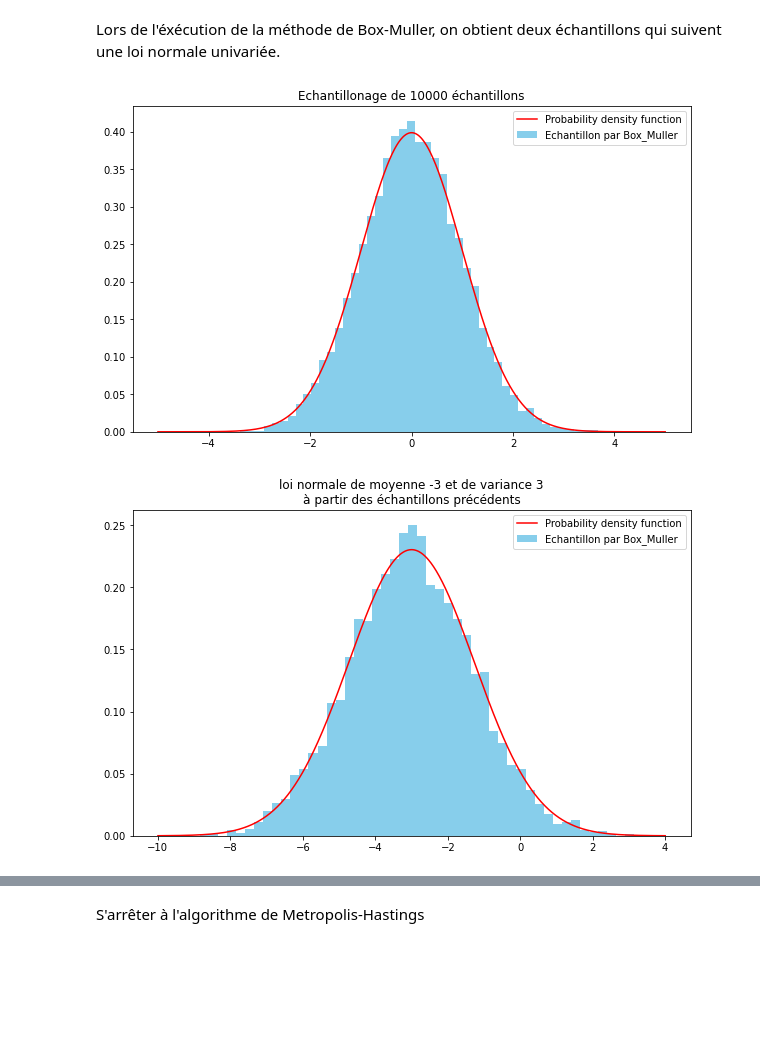
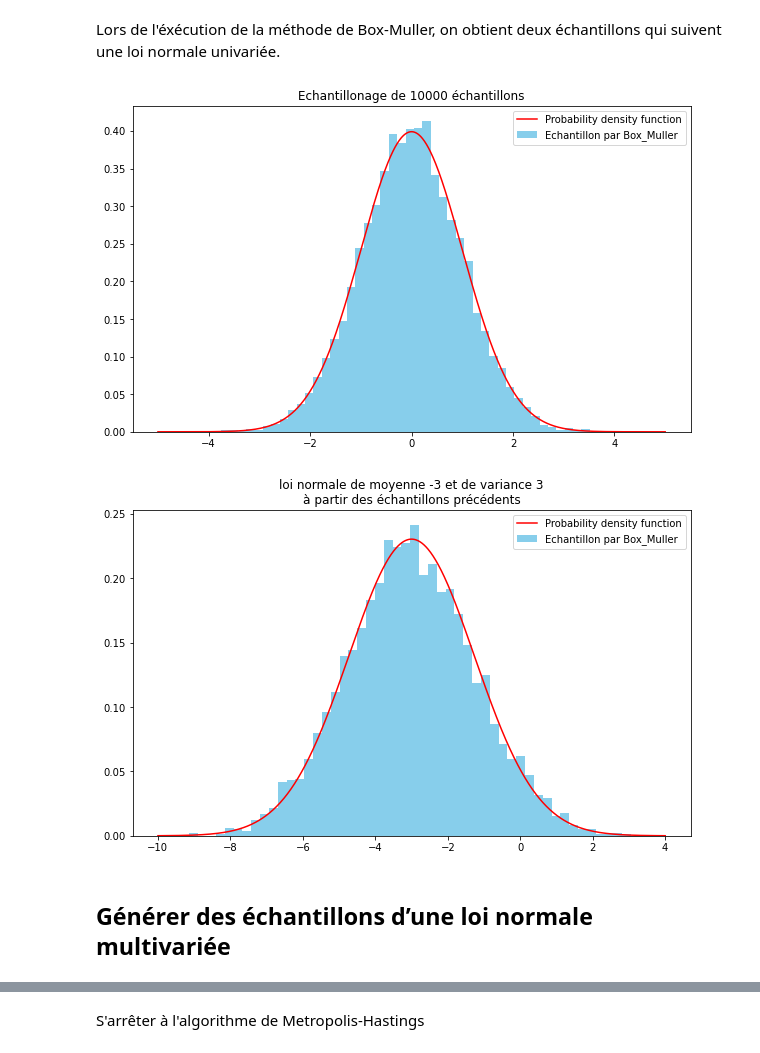
Before and after one commit to LoanSarazin/sdia-estimation, a Jupyter notebook: TP3/TP3_SARAZIN.ipynb, the cells around one changed output, grey strips where cells are left out. Cells and saved outputs as stored; diff of their text form; code cells hidden in the pictures; blank space fills up the shorter version.

```diff
--- a/TP3/TP3_SARAZIN.ipynb
+++ b/TP3/TP3_SARAZIN.ipynb
@@ -193,23 +193,25 @@ ax1 = fig.add_subplot(111)
 ax1.hist(np.ravel(Z), bins=50, color="skyblue", density=True, label='Echantillon par Box_Muller')
 ax1.plot(t, z, color='r', label='Probability density function')
 ax1.legend()
-ax1.set_title(f"Echantillonage de {2*nbEchantillon} échantillons")
+ax1.set_title(f"Echantillonage de {nbEchantillon} échantillons")
 plt.show()
 # %% [output]
-[figure, old version]
+[figure, new version]
 # %%
-nbEchantillon = 2500
-Z = boxMuller(nbEchantillon)
+nbEchantillon = 5000
+Z = boxMuller(nbEchantillon//2)
 
 t = np.linspace(-10, 4, 1000)
 z = ss.norm.pdf(t, loc=-3, scale=np.sqrt(3))
 
 fig = plt.figure(figsize=(10, 6))
 ax1 = fig.add_subplot(111)
 ax1.hist(np.ravel(Z*np.sqrt(3)-3), bins=50, color="skyblue", density=True, label='Echantillon par Box_Muller')
 ax1.plot(t, z, color='r', label='Probability density function')
 ax1.legend()
 ax1.set_title(f"loi normale de moyenne -3 et de variance 3\nà partir des échantillons précédents")
 plt.show()
 # %% [output]
-[figure, old version]
+[figure, new version]
+# %% [markdown]
+## Générer des échantillons d’une loi normale multivariée
```
Also changed, not shown: parts of 15 cells of this notebook.
